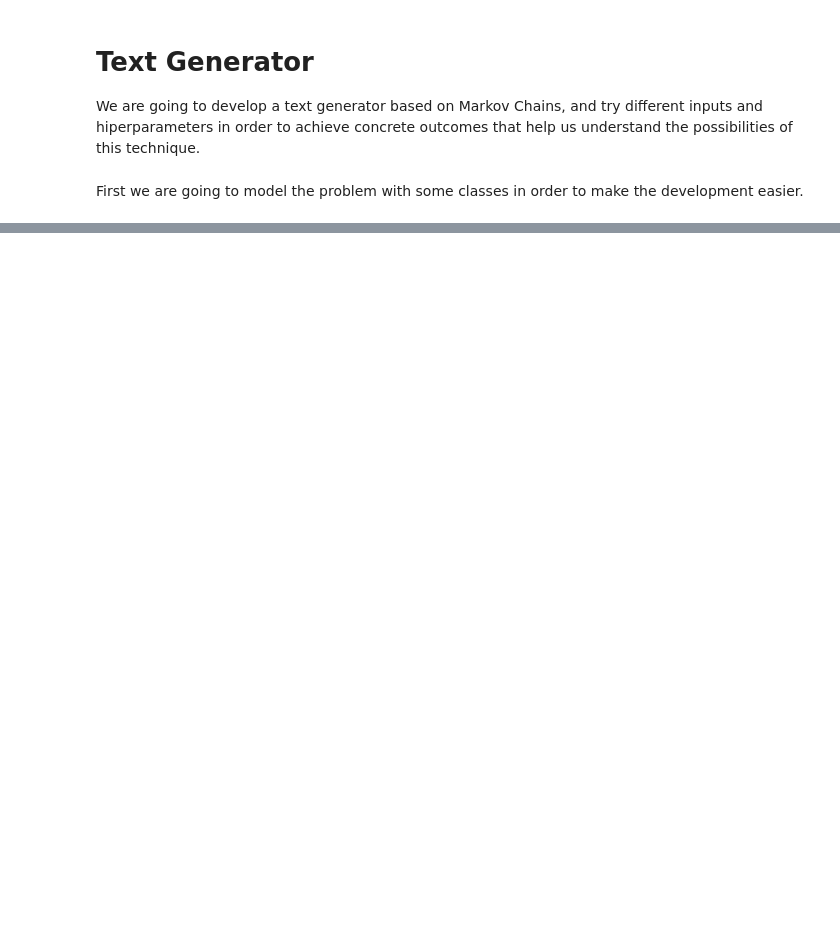
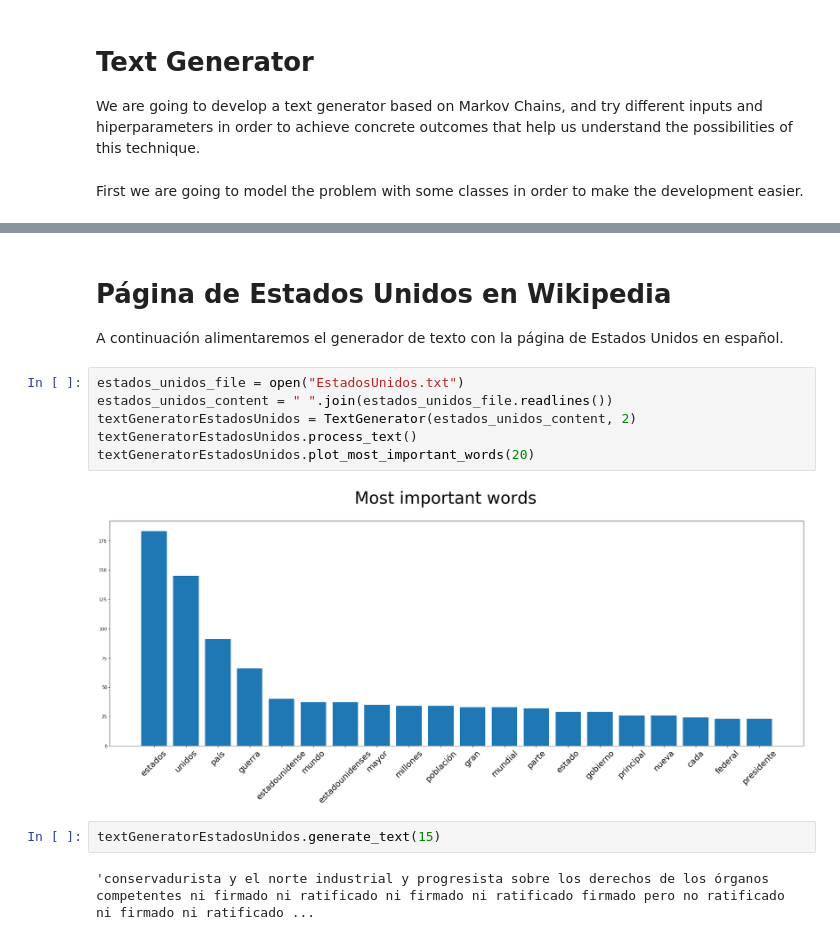
Before and after one commit to tomasaccini/Text-Generator-Markov-Chains, a Jupyter notebook: Text Generator.ipynb, the cells around one changed output, grey strips where cells are left out. Cells and saved outputs as stored; diff of their text form; blank space fills up the shorter version.

```diff
--- a/Text Generator.ipynb
+++ b/Text Generator.ipynb
@@ -92,0 +161,15 @@ textGenerator.generate_text(10)
+# %% [markdown]
+# Página de Estados Unidos en Wikipedia
+A continuación alimentaremos el generador de texto con la página de Estados Unidos en español.
+# %%
+estados_unidos_file = open("EstadosUnidos.txt")
+estados_unidos_content = " ".join(estados_unidos_file.readlines())
+textGeneratorEstadosUnidos = TextGenerator(estados_unidos_content, 2)
+textGeneratorEstadosUnidos.process_text()
+textGeneratorEstadosUnidos.plot_most_important_words(20)
+# %% [output]
+[figure, added]
+# %%
+textGeneratorEstadosUnidos.generate_text(15)
+# %% [output]
+'conservadurista y el norte industrial y progresista sobre los derechos de los órganos competentes ni firmado ni ratificado ni firmado ni ratificado firmado pero no ratificado ni firmado ni ratificado ...
```
Also changed, not shown: parts of 17 cells of this notebook, 6 other files.
